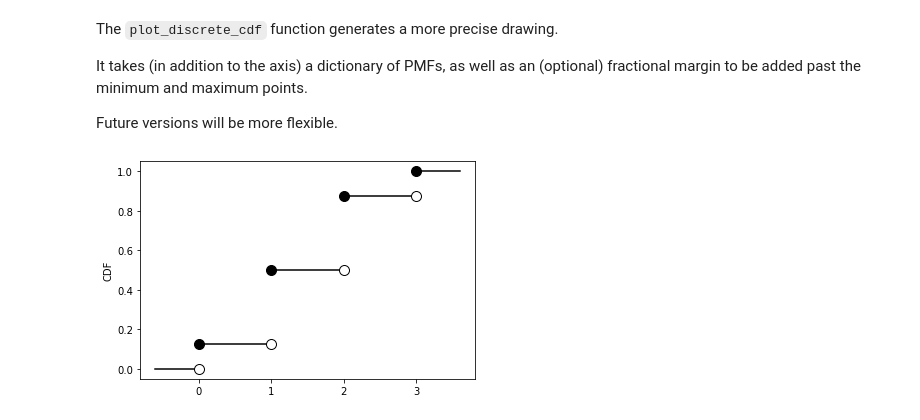
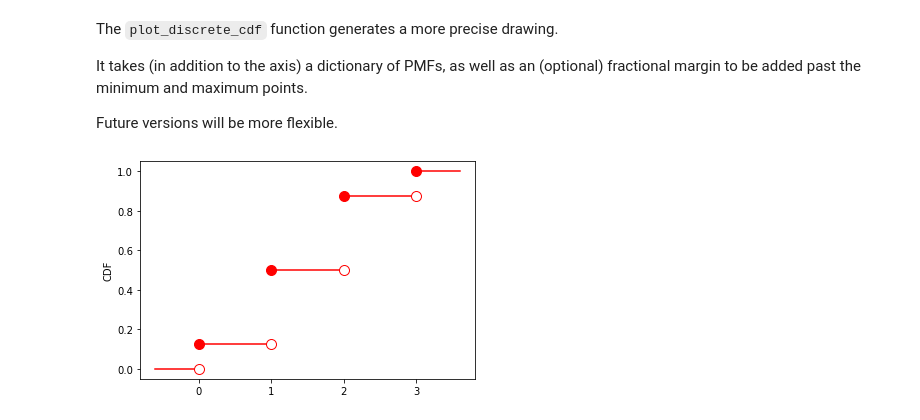
Before and after one commit to jackbenn/graphing_tools, a Jupyter notebook: Usage.ipynb, the cells around one changed output. Saved outputs shown, nothing was run; the diff lists cells and outputs as text; code cells hidden in the pictures.

```diff
--- a/Usage.ipynb
+++ b/Usage.ipynb
@@ -136,6 +136,7 @@ Future versions will be more flexible.
 # %%
 fig, ax = plt.subplots()
 tools.plot_discrete_cdf(ax,
-                        {x: dist.pmf(x) for x in (0, 1, 2, 3)})
+                        {x: dist.pmf(x) for x in (0, 1, 2, 3)},
+                        color='r')
 # %% [output]
-[figure, old version]
+[figure, new version]
```
Also changed, not shown: parts of 2 cells of this notebook, 1 other file.
